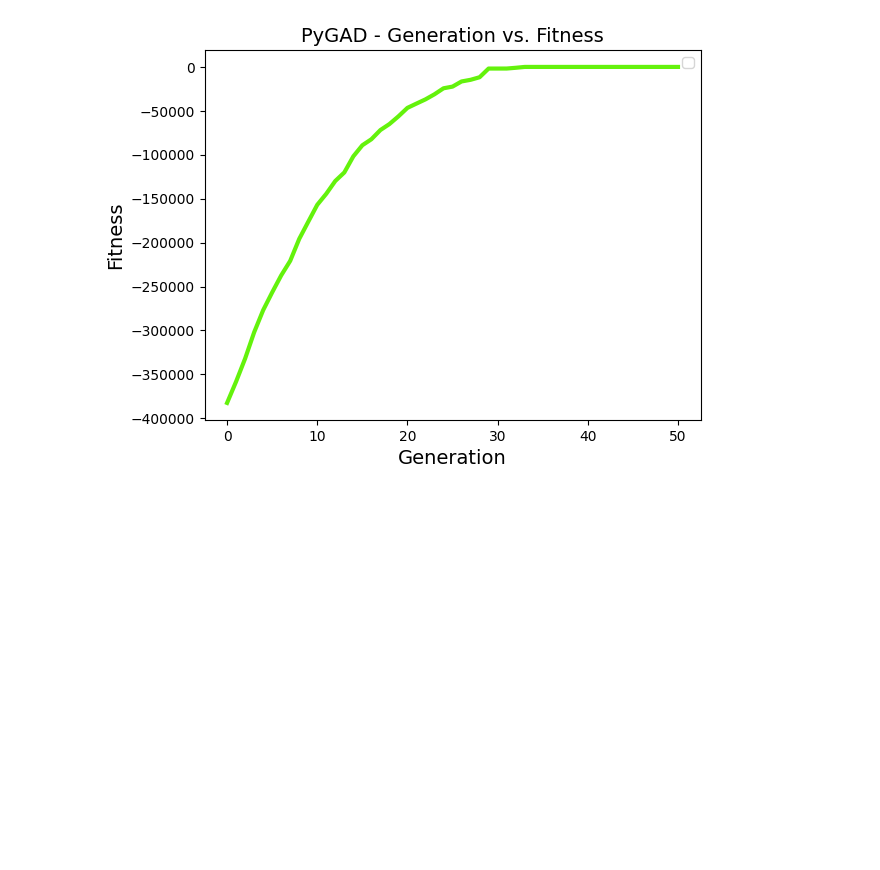
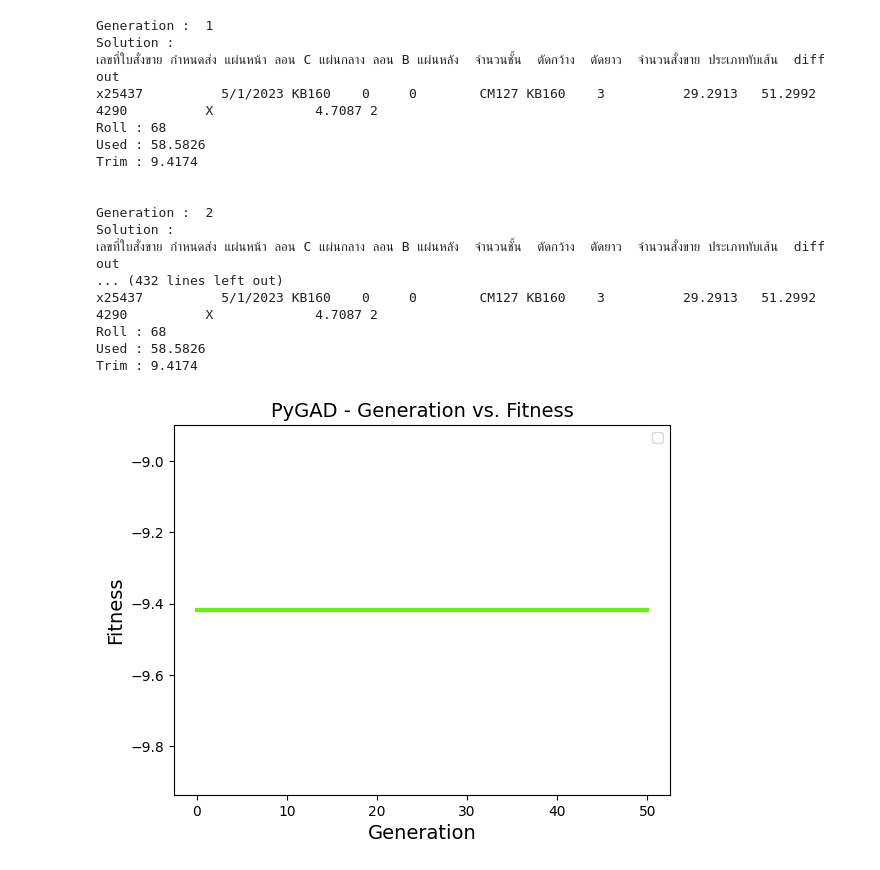
Before and after one commit to ppaauuoo/paper_cutting_project, a Jupyter notebook: develop.ipynb, the cells around one changed output. Cells and saved outputs as stored; diff of their text form; code cells hidden in the pictures; blank space fills up the shorter version.

Commit message:
feat(common orders): enable double order and working comman handle function

```diff
--- a/develop.ipynb
+++ b/develop.ipynb
@@ -187,7 +182,7 @@ class GA:
         self.num_genes = len(self.orders)
 
         self.init_range_low = 0
-        self.init_range_high = 2
+        self.init_range_high = 3
         # self.init_range_high = abs(int(orders['จำนวนสั่งขาย'].median()/100 + size/100 - len(orders)*tuning_parameters))
 
         self.parent_selection_type = "tournament"
@@ -223,6 +218,7 @@ class GA:
             save_solutions=self.save_solutions
         )
 
+
     def fitness_function(self, ga_instance, solution, solution_idx):
         penalty = 0
         orders = self.orders
@@ -233,7 +229,7 @@ class GA:
             if var < 0:  # ถ้ามีค่าน้อยกว่า 0 penalty > กันติดลบ
                 penalty += penalty_value
 
-        if sum(solution) > 6:  # ถ้าผลรวมมีค่ามากกว่า 6 penalty > outได้สูงสุด 6 out ต่อรอบ
+        if sum(solution) > 2:  # ถ้าผลรวมมีค่ามากกว่า 6 penalty > outได้สูงสุด 6 out ต่อรอบ
             penalty += penalty_value*sum(solution)
 
         if solution[solution >= 1].size > 2:  # out สูงสุด 2 ครั้ง ต่อออร์เดอร์
@@ -256,16 +252,8 @@ class GA:
 
         solution = ga_instance.best_solution()[0]
 
-        output = pd.DataFrame(
-            {
-                "order_number": orders["เลขที่ใบสั่งขาย"],
-                "num_layers": orders["จำนวนชั้น"],
-                "cut_width": orders["ตัดกว้าง"],
-                "type": orders["ประเภททับเส้น"],
-                "diff": orders["diff"],
-                "out": solution,
-            }
-        )
+        output = orders.copy()
+        output['out'] = solution
 
         if not self.showZero:
             output = output[output["out"] >= 1]
@@ -304,15 +292,36 @@ ROLL_PAPER = [68, 73, 75, 79, 82, 85, 88, 91, 95, 97]
 
 
 def handle_optimization():
-    size_value = ROLL_PAPER[0]
+    size_value = 68
     file_path = './data/true_ordplan.csv'
 
-    orders = ORD(file_path, deadline_scope=-1, filter=True, filter_value=8, size=size_value, tuning_values=2).get()
+    orders = ORD(file_path, deadline_scope=0, filter=True, filter_value=8, size=size_value, tuning_values=2, common=False).get()
 
     ga_instance = GA(orders, size=size_value, num_generations=50,showOutput=True,save_solutions=False,showZero=False)
     ga_instance.get().run()
     ga_instance.get().plot_fitness()
 
 
-handle_optimization()
+    output_data = ga_instance.output.to_dict('records')
+    fitness_values = ga_instance.fitness_values
+
+    results = {
+        'output': output_data,
+        'trim': abs(fitness_values)
+    }
+
+    return results
+
+
+def handle_common(results):
+    size_value = results['output'][0]['ตัดกว้าง'] + results['trim']
+    file_path = './data/true_ordplan.csv'
+
+    orders = ORD(file_path, deadline_scope=0, filter=False, filter_value=4, size=size_value, tuning_values=2, common=True).get()
+
+    ga_instance = GA(orders, size=size_value, num_generations=50,showOutput=True,save_solutions=False,showZero=True)
+    ga_instance.get().run()
+    ga_instance.get().plot_fitness()
+
+results = handle_optimization()
 # %% [output]
@@ -336 +330,18 @@ Trim : 1.346500000000006
+Generation :  1
+Solution :
+เลขที่ใบสั่งขาย กำหนดส่ง แผ่นหน้า ลอน C แผ่นกลาง ลอน B แผ่นหลัง  จำนวนชั้น  ตัดกว้าง  ตัดยาว  จำนวนสั่งขาย ประเภททับเส้น  diff   out
+x25437          5/1/2023 KB160    0     0        CM127 KB160    3          29.2913   51.2992 4290          X             4.7087 2
+Roll : 68
+Used : 58.5826
+Trim : 9.4174
+
+
+Generation :  2
+Solution :
+เลขที่ใบสั่งขาย กำหนดส่ง แผ่นหน้า ลอน C แผ่นกลาง ลอน B แผ่นหลัง  จำนวนชั้น  ตัดกว้าง  ตัดยาว  จำนวนสั่งขาย ประเภททับเส้น  diff   out
+... (432 lines left out)
+x25437          5/1/2023 KB160    0     0        CM127 KB160    3          29.2913   51.2992 4290          X             4.7087 2
+Roll : 68
+Used : 58.5826
+Trim : 9.4174
-[figure, old version]
+[figure, new version]
```
Also changed, not shown: parts of 3 cells of this notebook, 1 other file.
